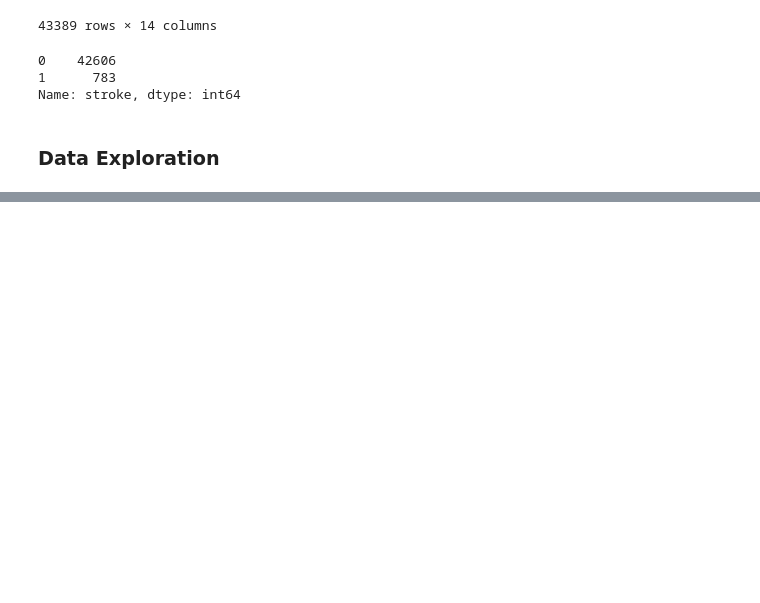
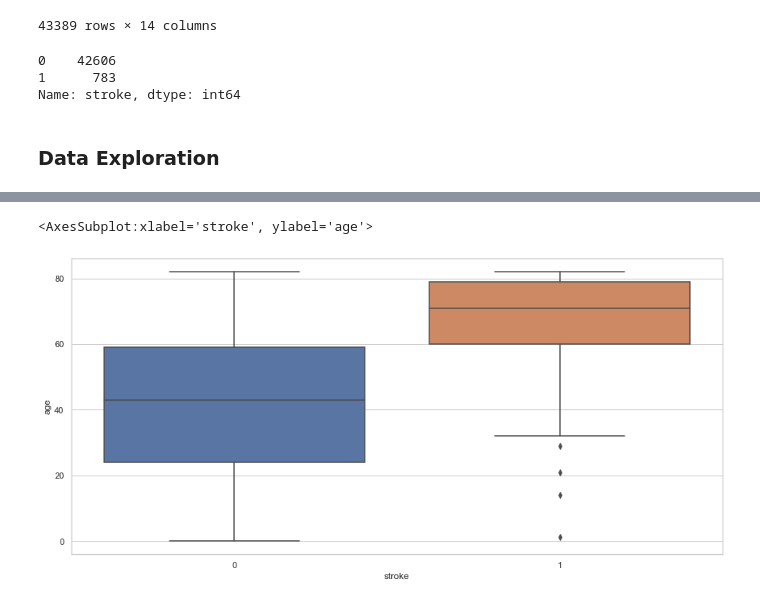
Before and after one commit to sadayas/strokerisks, a Jupyter notebook: Stroke_Data_Exploration.ipynb, the cells around one changed output, grey strips where cells are left out. Cells and saved outputs as stored; diff of their text form; code cells hidden in the pictures; blank space fills up the shorter version.

Commit message:
Data Exploration

```diff
--- a/Stroke_Data_Exploration.ipynb
+++ b/Stroke_Data_Exploration.ipynb
@@ -407,0 +426,7 @@ Name: stroke, dtype: int64
+# %%
+# ages of ppl who have had a stroke
+plt.figure(figsize=(15,7))
+sns.boxplot(data=df, x='stroke', y='age')
+# %% [output]
+<AxesSubplot:xlabel='stroke', ylabel='age'>
+[figure, added]
```
Also changed, not shown: parts of 18 cells of this notebook, 2 other files.
